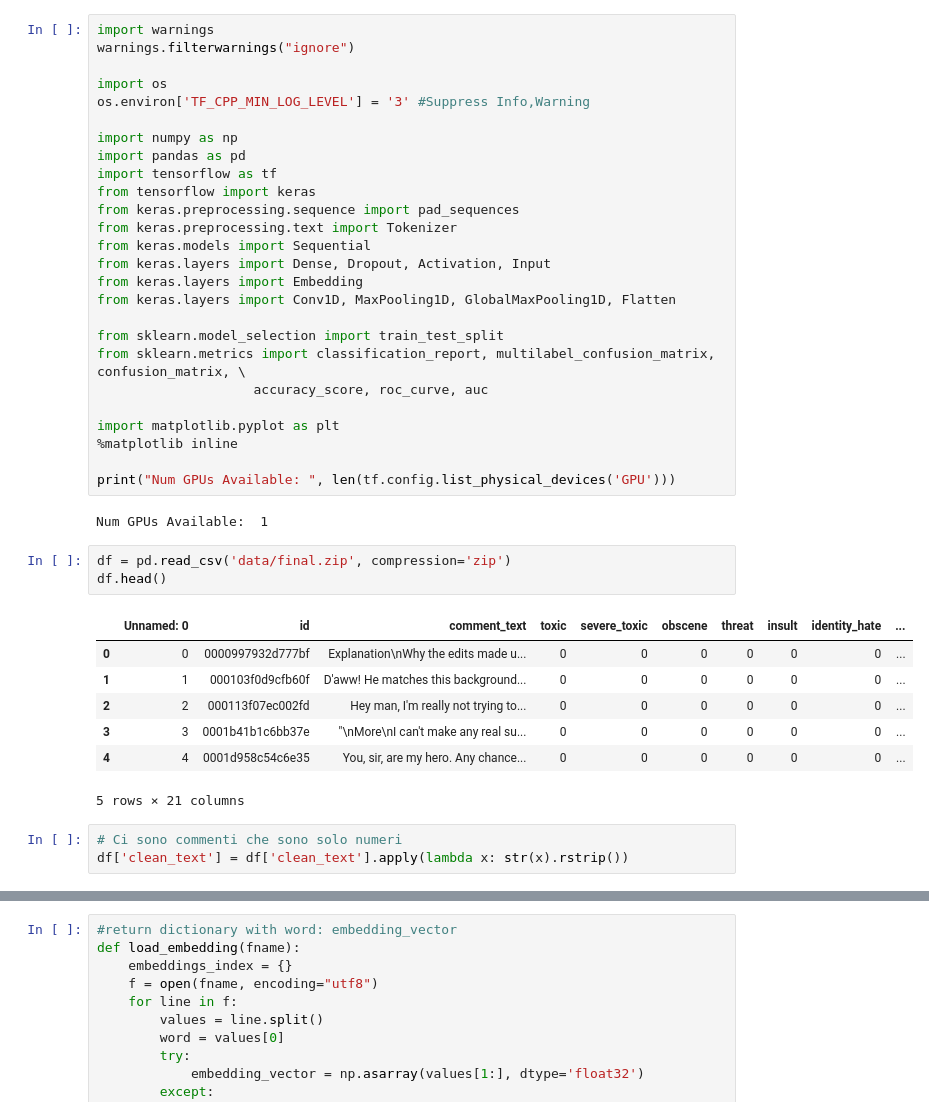
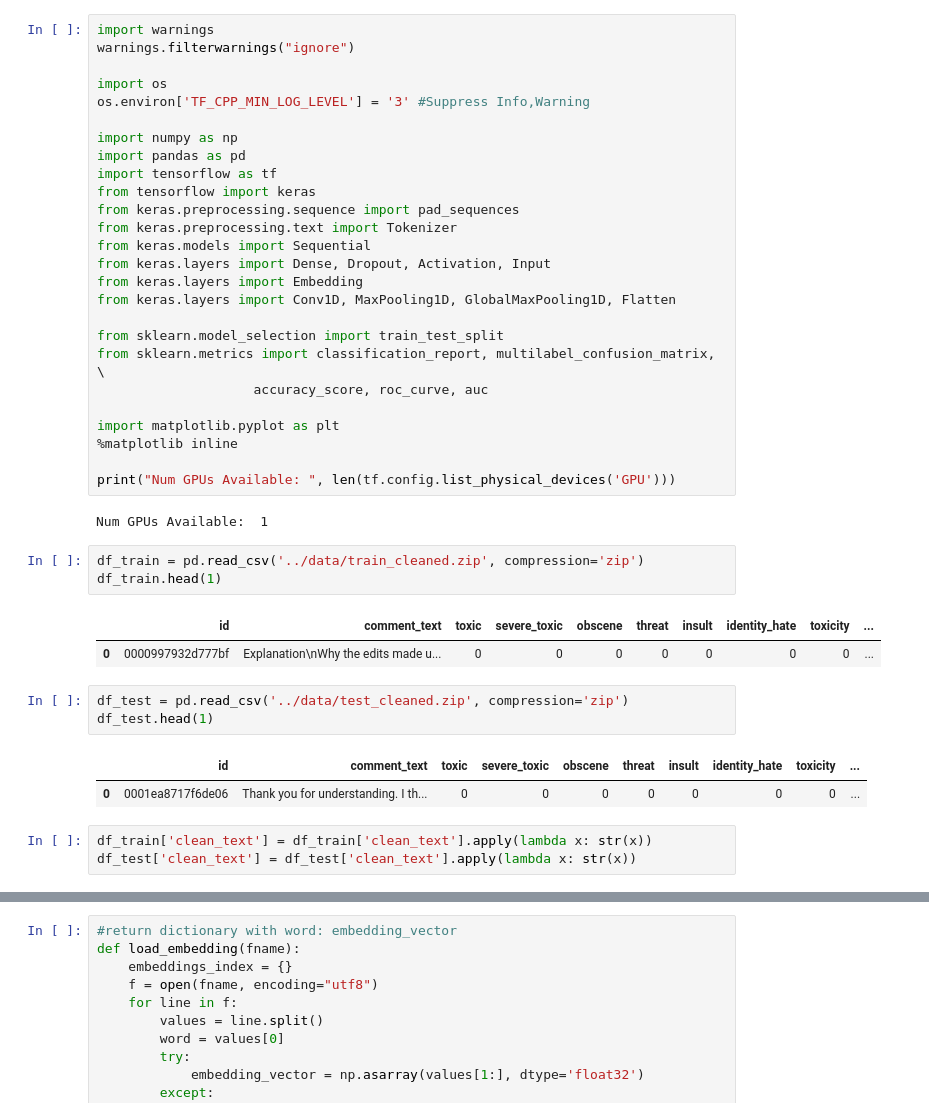
Before and after one commit to francescogemignani/Toxic-Comments-Classification-Challenge, a Jupyter notebook: multilabel-toxicity-classifiers/CNN_Net.ipynb, the cells around one changed output, grey strips where cells are left out. Drawn from its saved outputs; the diff is of its cells as text.

```diff
--- a/multilabel-toxicity-classifiers/CNN_Net.ipynb
+++ b/multilabel-toxicity-classifiers/CNN_Net.ipynb
@@ -17,7 +17,7 @@ from keras.layers import Embedding
 from keras.layers import Conv1D, MaxPooling1D, GlobalMaxPooling1D, Flatten
 
 from sklearn.model_selection import train_test_split
-from sklearn.metrics import classification_report, multilabel_confusion_matrix, confusion_matrix, \
+from sklearn.metrics import classification_report, multilabel_confusion_matrix, \
                     accuracy_score, roc_curve, auc
 
 import matplotlib.pyplot as plt
@@ -27,17 +27,18 @@ print("Num GPUs Available: ", len(tf.config.list_physical_devices('GPU')))
 # %% [output]
 Num GPUs Available:  1
 # %%
-df = pd.read_csv('data/final.zip', compression='zip')
-df.head()
+df_train = pd.read_csv('../data/train_cleaned.zip', compression='zip')
+df_train.head(1)
 # %% [output]
-|  | Unnamed: 0 | id | comment_text | toxic | severe_toxic | obscene | threat | insult | identity_hate | ... |
-| 0 | 0 | 0000997932d777bf | Explanation\nWhy the edits made u... | 0 | 0 | 0 | 0 | 0 | 0 | ... |
-| 1 | 1 | 000103f0d9cfb60f | D'aww! He matches this background... | 0 | 0 | 0 | 0 | 0 | 0 | ... |
-| 2 | 2 | 000113f07ec002fd | Hey man, I'm really not trying to... | 0 | 0 | 0 | 0 | 0 | 0 | ... |
-| 3 | 3 | 0001b41b1c6bb37e | "\nMore\nI can't make any real su... | 0 | 0 | 0 | 0 | 0 | 0 | ... |
-| 4 | 4 | 0001d958c54c6e35 | You, sir, are my hero. Any chance... | 0 | 0 | 0 | 0 | 0 | 0 | ... |
+|  | id | comment_text | toxic | severe_toxic | obscene | threat | insult | identity_hate | toxicity | ... |
+| 0 | 0000997932d777bf | Explanation\nWhy the edits made u... | 0 | 0 | 0 | 0 | 0 | 0 | 0 | ... |
-5 rows × 21 columns
-# %%
-# Ci sono commenti che sono solo numeri
-df['clean_text'] = df['clean_text'].apply(lambda x: str(x).rstrip())
+# %%
+df_test = pd.read_csv('../data/test_cleaned.zip', compression='zip')
+df_test.head(1)
+# %% [output]
+|  | id | comment_text | toxic | severe_toxic | obscene | threat | insult | identity_hate | toxicity | ... |
+| 0 | 0001ea8717f6de06 | Thank you for understanding. I th... | 0 | 0 | 0 | 0 | 0 | 0 | 0 | ... |
+# %%
+df_train['clean_text'] = df_train['clean_text'].apply(lambda x: str(x))
+df_test['clean_text'] = df_test['clean_text'].apply(lambda x: str(x))
 # %%
```
Also changed, not shown: parts of 33 cells of this notebook, 3 other files.
